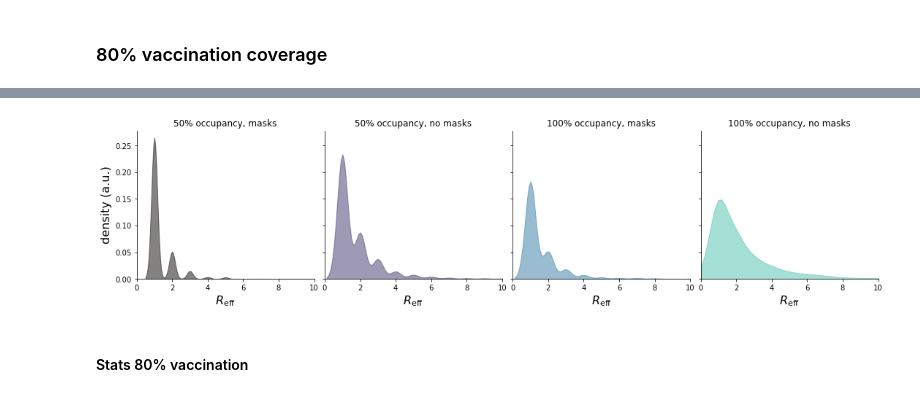
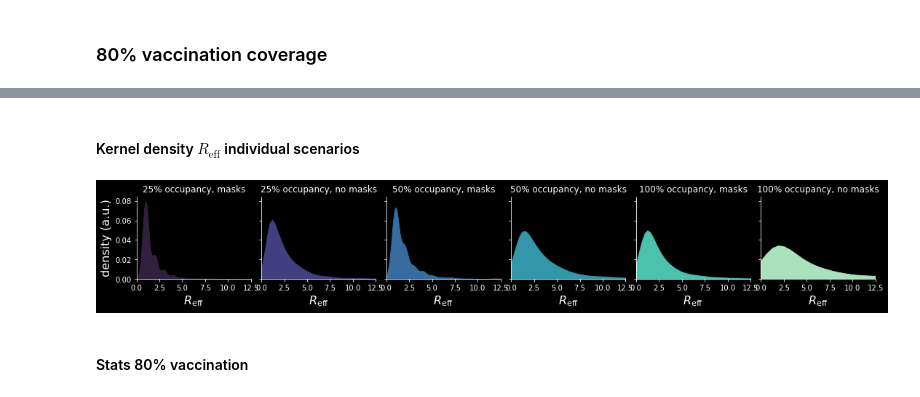
Before and after one commit to JanaLasser/uni_SEIRX, a Jupyter notebook: code/analysis_intervention_measures.ipynb, the cells around one changed output, grey strips where cells are left out. Cells and saved outputs as stored; diff of their text form; code cells hidden in the pictures.

```diff
--- a/code/analysis_intervention_measures.ipynb
+++ b/code/analysis_intervention_measures.ipynb
@@ -16,7 +16,7 @@ warnings.simplefilter(action='ignore', category=pd.errors.PerformanceWarning)
 # %% [markdown]
 ### All students
 # %%
-src = '../data/simulation_results/ensembles_intervention_screening_all'
+src = '../data/simulation_results/delta/ensembles_intervention_screening_delta_all'
 
 results = pd.DataFrame()
 for f in listdir(src):
@@ -266,9 +266,7 @@ results = results.reset_index(drop=True)
 # subtract the index case
 results['infected_agents'] = results['infected_agents'] - 1
 
-# remove 100% occupancy and replace it with the "overbooked" setting,
-# allowing as many students into lecture halls as enrolled
-results = results[results['presence_fraction'] != 1.0]
+# rename "overbooked" to 100% presence fraction, since a float is more handy
 results['presence_fraction'] = results['presence_fraction'].replace({'overbooked':1.0})
 
 results['occupancy'] = results['presence_fraction']\
@@ -277,6 +275,6 @@ results['occupancy'] = results['presence_fraction']\
 results['scenario'] = np.nan
 results = results.set_index(['unistudent_mask', 'lecturer_mask', 'presence_fraction'])
 results.loc[(0, 0, slice(None)), 'scenario'] = 'no masks'
-results.loc[(1, 1, slice(None)), 'scenario'] = 'universal masks'
+results.loc[(1, 1, slice(None)), 'scenario'] = 'masks'
 results = results.reset_index()
 # %%
@@ -307,7 +307,7 @@ results.loc[(1, 1, 1), 'scenario'] = '100% occupancy, masks'
 results = results.reset_index()
 # %%
 results['transmission_risk_vaccination_modifier'] = results['transmission_risk_vaccination_modifier'].apply(eval)
-results['transmissoin_risk_vaccination_modfier_reception'] = [i['reception'] for i in  results['transmission_risk_vaccination_modifier']]
+results['transmission_risk_vaccination_modfier_reception'] = [i['reception'] for i in  results['transmission_risk_vaccination_modifier']]
 # %%
 outbreaks = results[results['infected_agents'] > 0].copy()
 # %% [markdown]
@@ -344,30 +433,38 @@ Invalid limit will be ignored.
+# %% [markdown]
+#### Kernel density $R_\mathrm{eff}$ individual scenarios
 # %%
-#fig, ax = plt.subplots()
+# select vaccination ratio and transmission risk modification by vaccination
+# for the plot
+vacc_ratio = 0.8
+transmission_risk_vaccination_modfier_reception = 0.4
+
 cmap = sns.color_palette("mako", as_cmap=True)
 scenarios = ['100% occupancy, no masks', '100% occupancy, masks',
-             '50% occupancy, no masks', '50% occupancy, masks']
+             '50% occupancy, no masks', '50% occupancy, masks',
+             '25% occupancy, no masks', '25% occupancy, masks']
 scenarios.reverse()
-colors = [cmap(0.75), cmap(0.5), cmap(0.25), cmap(0)]
+colors = [cmap(0.9), cmap(0.75), cmap(0.6), cmap(0.45), cmap(0.3), cmap(0.15)]
 colors.reverse()
 
-vacc_ratio = 0.8
 subset = outbreaks[(outbreaks['scenario'].isin(scenarios)) & \
-                   (outbreaks['presence_fraction'].isin([1, 0.5])) & \
-                   (outbreaks['unistudent_vaccination_ratio'] == vacc_ratio)]
+                   (outbreaks['presence_fraction'].isin([1, 0.5, 0.25])) & \
+                   (outbreaks['unistudent_vaccination_ratio'] == vacc_ratio) & \
+                   (outbreaks['transmission_risk_vaccination_modfier_reception'] == \
+                       transmission_risk_vaccination_modfier_reception)]
 
 g = sns.displot(subset, x="R0", col="scenario", kind="kde",
-                fill=True, height=15/4, aspect=1,
+                fill=True, height=15/6, aspect=1,
                 col_order=scenarios)
 
 for i in range(len(scenarios)):
-    g.axes[0][i].set_xlim(0, 10)
+    g.axes[0][i].set_xlim(0, 12.5)
     g.axes[0][i].properties()['children'][0].set_color(colors[i])
 
     g.axes[0][i].set_title(scenarios[i])
 g.set_axis_labels("$R_\\mathrm{eff}$", "density (a.u.)", fontsize=16)
 plt.savefig('../plots/R0.svg')
 # %% [output]
-[figure, old version]
+[figure, new version]
 # %%
 def print_stats(df, sm, lm, pf, vr, stat):
     '''
```
Also changed, not shown: parts of 13 cells of this notebook.
